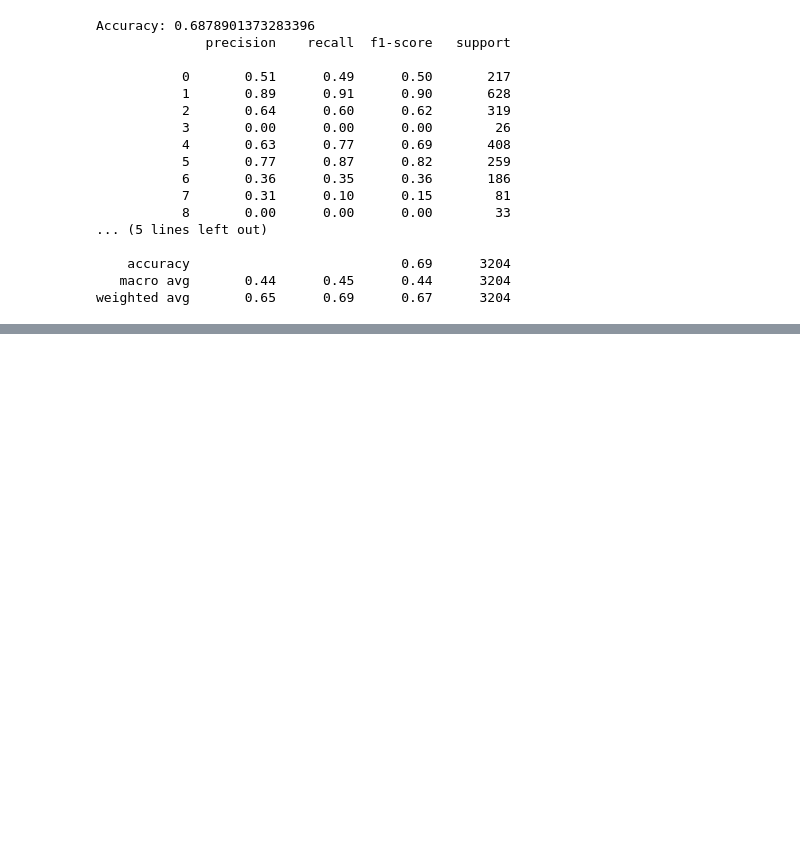
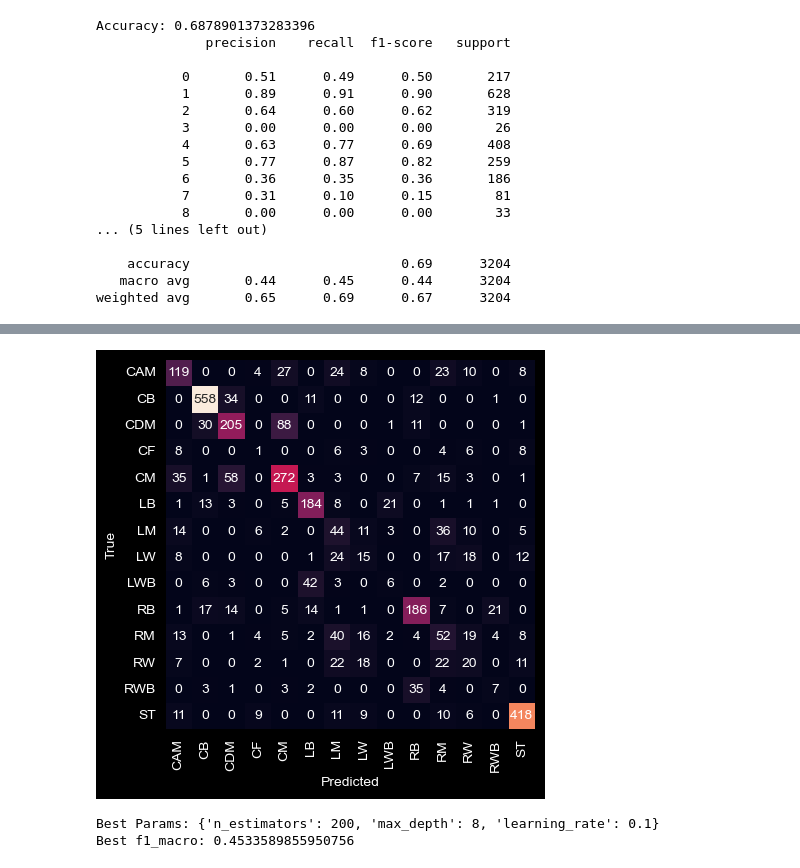
Before and after one commit to aviksarkar0204-stack/FIFA-FeatureScope, a Jupyter notebook: Gradient_Boosting.ipynb, the cells around one changed output, grey strips where cells are left out. Drawn from its saved outputs; the diff is of its cells as text; code cells hidden in the pictures; blank space fills up the shorter version.

```diff
--- a/Gradient_Boosting.ipynb
+++ b/Gradient_Boosting.ipynb
@@ -116,0 +130,6 @@ weighted avg       0.65      0.69      0.67      3204
+# %%
+smote = SMOTE(random_state=42)
+X_train_resampled,y_train_resampled = smote.fit_resample(X_train,y_train)
+# %%
+model.fit(X_train_resampled, y_train_resampled)
+y_pred = model.predict(X_test)
@@ -116,0 +157,31 @@ weighted avg       0.65      0.69      0.67      3204
+# %%
+matrix = confusion_matrix(y_test, y_pred)
+sns.heatmap(matrix.T, square=True, annot=True, fmt='d', cbar=False, xticklabels=le.classes_, yticklabels=le.classes_)
+plt.xlabel('Predicted')
+plt.ylabel('True')
+plt.show()
+# %% [output]
+[figure, added]
+# %%
+param_grid = {
+    'n_estimators': [100, 200, 300],
+    'learning_rate': [0.01, 0.05, 0.1],
+    'max_depth': [4, 6, 8]
+}
+xgb = XGBClassifier(random_state=42, eval_metric='mlogloss')
+xgb_search = RandomizedSearchCV(
+    xgb,
+    param_distributions=param_grid,
+    n_iter=20,
+    scoring='f1_macro',
+    cv=5,
+    random_state=42,
+    n_jobs=-1
+)
+xgb_search.fit(X_train_resampled, y_train_resampled)
+
+print("Best Params:", xgb_search.best_params_)
+print("Best f1_macro:", xgb_search.best_score_)
+# %% [output]
+Best Params: {'n_estimators': 200, 'max_depth': 8, 'learning_rate': 0.1}
+Best f1_macro: 0.4533589855950756
```
Also changed, not shown: parts of 11 cells of this notebook.
